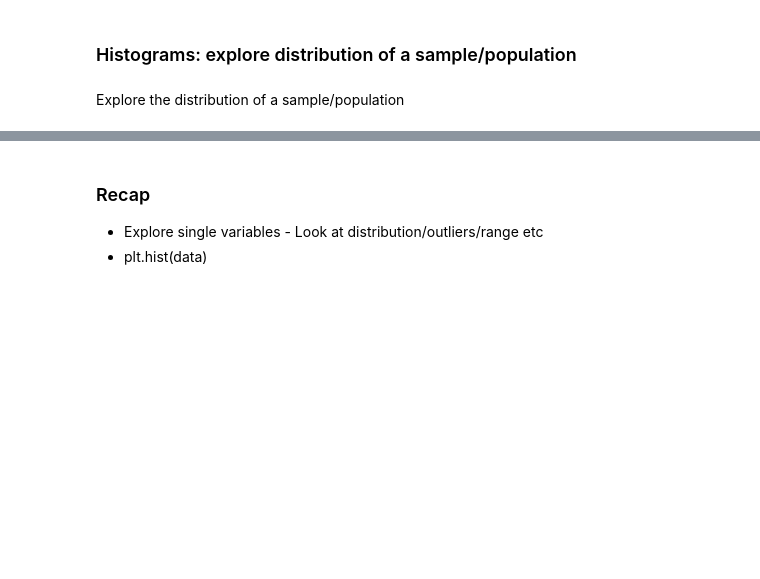
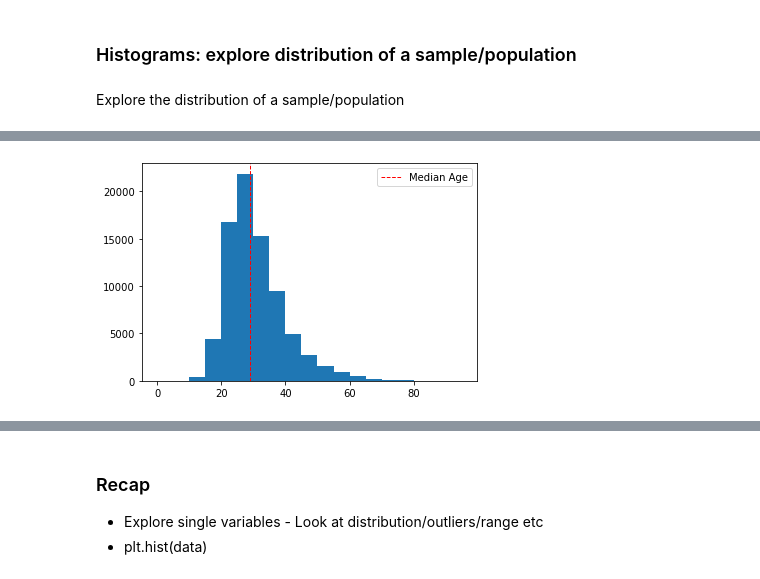
Before and after one commit to Jason-R-Turner/python-exercises, a Jupyter notebook: jemison-matplotlib-lesson.ipynb, the cells around one changed output, grey strips where cells are left out. Drawn from its saved outputs; the diff is of its cells as text; code cells hidden in the pictures; blank space fills up the shorter version.

```diff
--- a/jemison-matplotlib-lesson.ipynb
+++ b/jemison-matplotlib-lesson.ipynb
@@ -313,3 +356,14 @@ data = pd.read_csv('https://raw.githubusercontent.com/ravinder79/data/main/age_d
+# %%
+# static figure
+%matplotlib inline
+
+median = 29
+
+plt.hist(data, bins = range(0,100, 5))
+plt.axvline(median, color = 'r', ls = '--', lw = 1, label = 'Median Age')
+plt.legend();
+# %% [output]
+[figure, added]
 # %%
 plt.figure(figsize = (8, 6))
 
```
Also changed, not shown: parts of 9 cells of this notebook, 3 other files.
